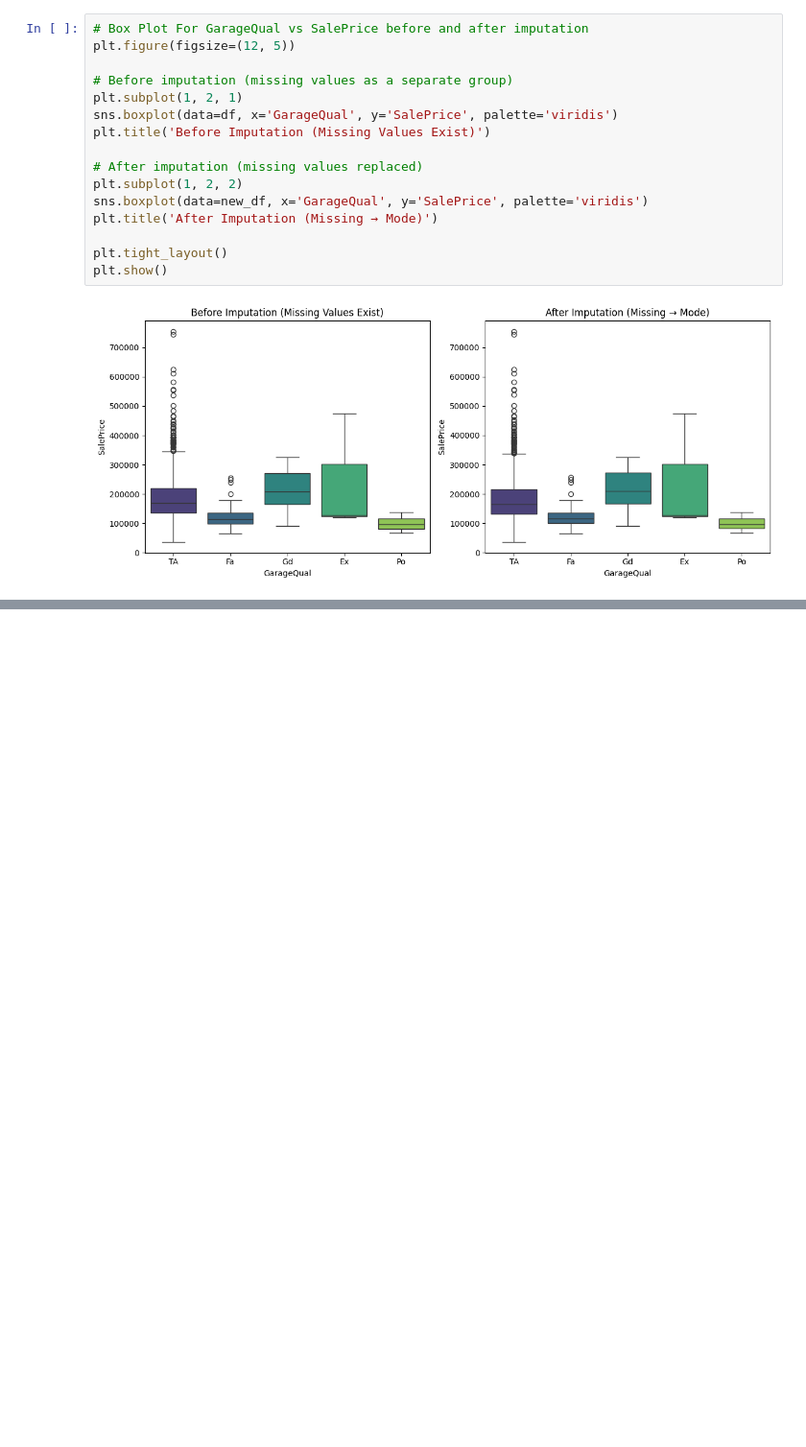
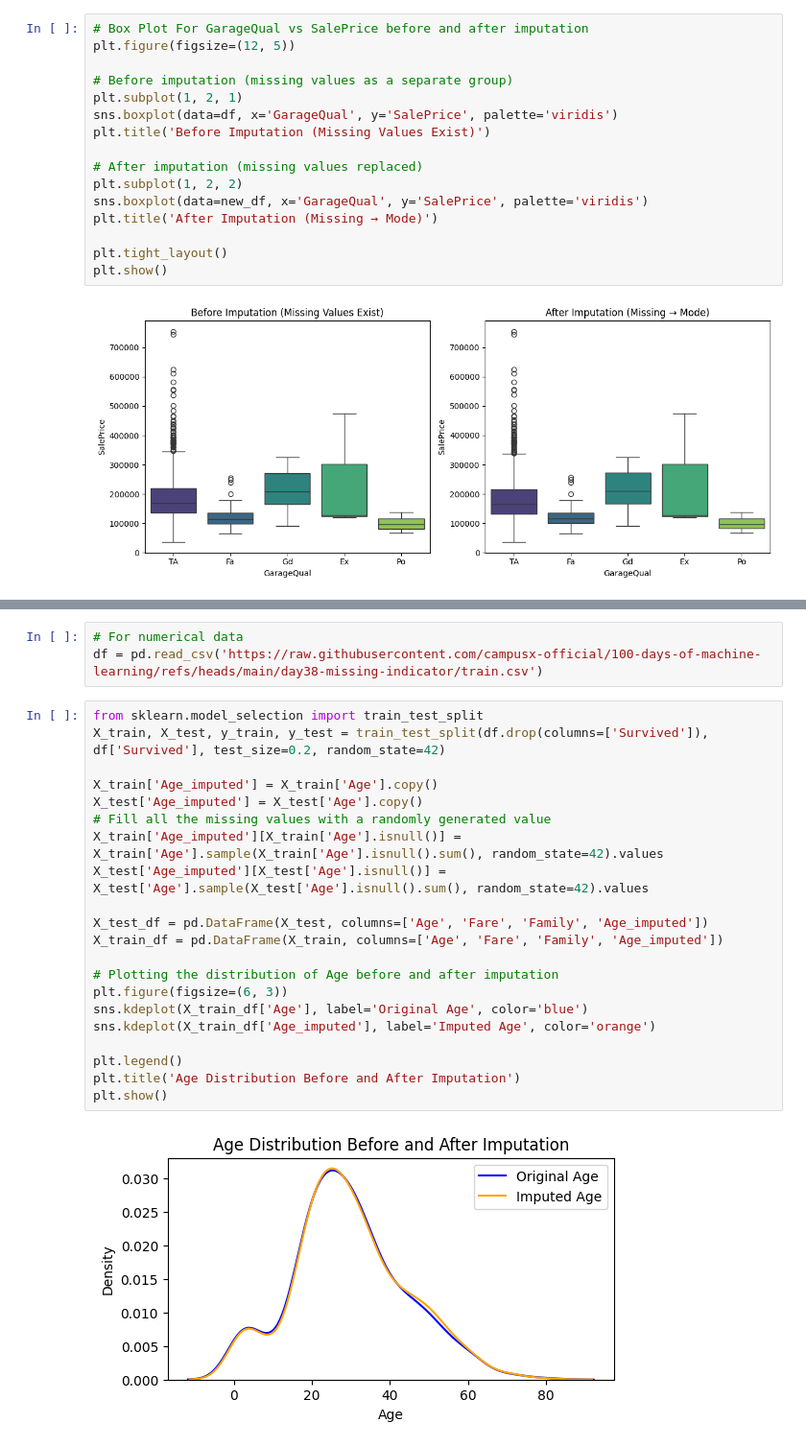
Before and after one commit to SumanGouda/Scikit-Learn-, a Jupyter notebook: DATA PROCESSING/Handling Missing Values.ipynb, the cells around one changed output, grey strips where cells are left out. Shown at 96% size. Drawn from its saved outputs; the diff is of its cells as text; blank space fills up the shorter version.

Commit message:
learned Random Imputation

```diff
--- a/DATA PROCESSING/Handling Missing Values.ipynb
+++ b/DATA PROCESSING/Handling Missing Values.ipynb
@@ -207,0 +226,26 @@ plt.show()
+# %%
+# For numerical data
+df = pd.read_csv('https://raw.githubusercontent.com/campusx-official/100-days-of-machine-learning/refs/heads/main/day38-missing-indicator/train.csv')
+# %%
+from sklearn.model_selection import train_test_split
+X_train, X_test, y_train, y_test = train_test_split(df.drop(columns=['Survived']), df['Survived'], test_size=0.2, random_state=42)
+
+X_train['Age_imputed'] = X_train['Age'].copy()
+X_test['Age_imputed'] = X_test['Age'].copy()
+# Fill all the missing values with a randomly generated value
+X_train['Age_imputed'][X_train['Age'].isnull()] = X_train['Age'].sample(X_train['Age'].isnull().sum(), random_state=42).values
+X_test['Age_imputed'][X_test['Age'].isnull()] = X_test['Age'].sample(X_test['Age'].isnull().sum(), random_state=42).values
+
+X_test_df = pd.DataFrame(X_test, columns=['Age', 'Fare', 'Family', 'Age_imputed'])
+X_train_df = pd.DataFrame(X_train, columns=['Age', 'Fare', 'Family', 'Age_imputed'])
+
+# Plotting the distribution of Age before and after imputation
+plt.figure(figsize=(6, 3))
+sns.kdeplot(X_train_df['Age'], label='Original Age', color='blue')
+sns.kdeplot(X_train_df['Age_imputed'], label='Imputed Age', color='orange')
+
+plt.legend()
+plt.title('Age Distribution Before and After Imputation')
+plt.show()
+# %% [output]
+[figure, added]
```
Also changed, not shown: parts of 27 cells of this notebook.
